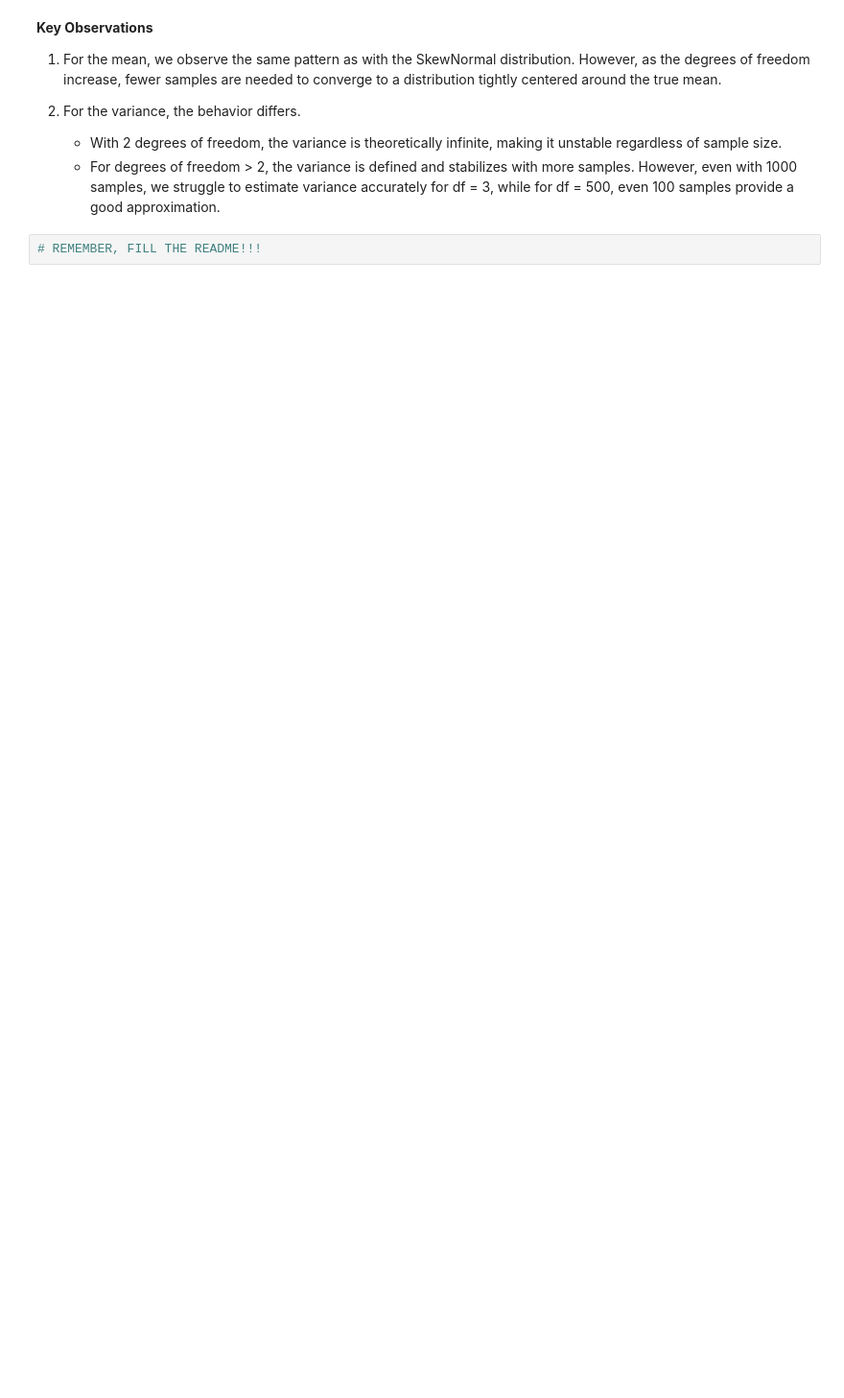
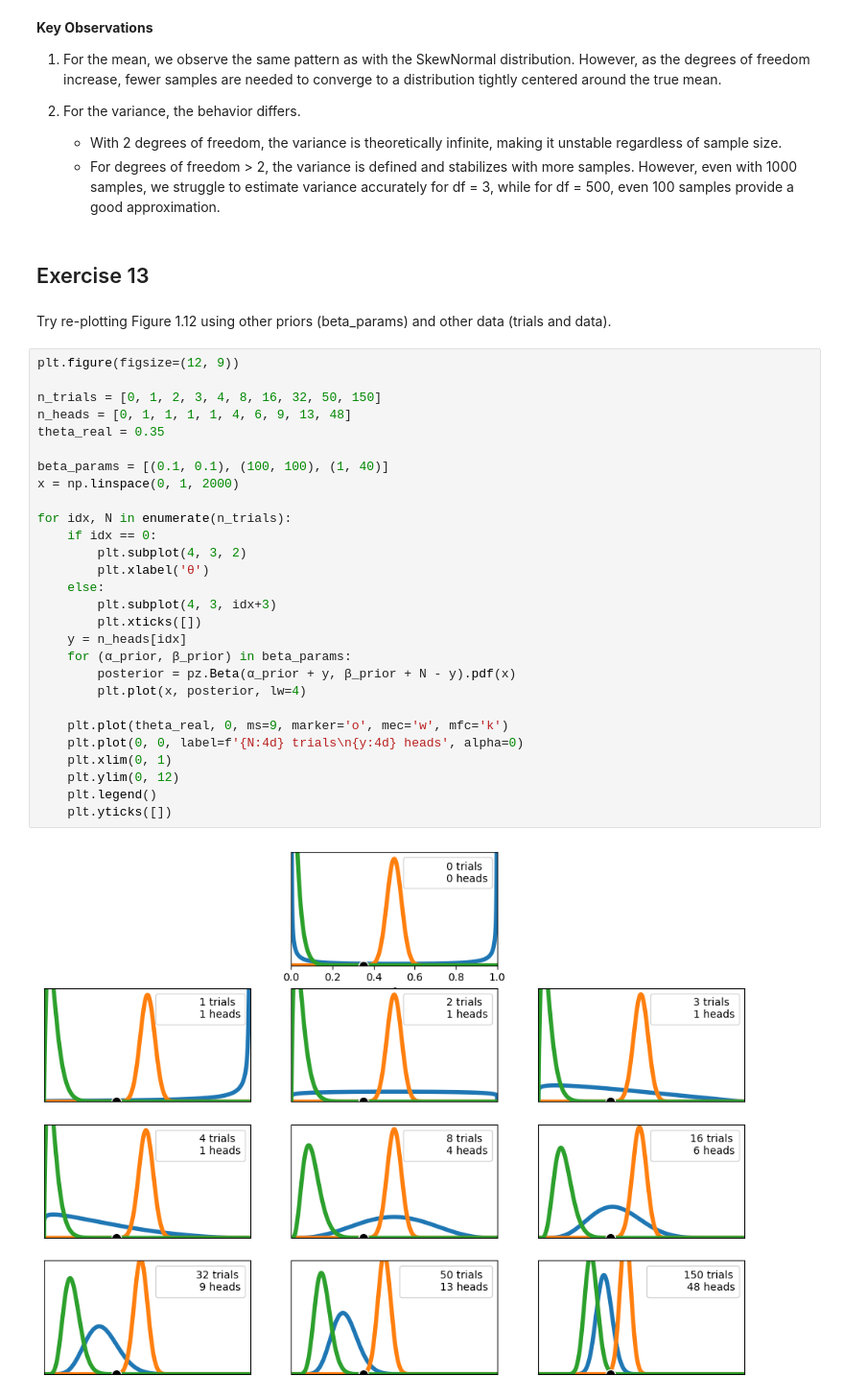
Before and after one commit to matteocasolari/bayesian-analysis-with-python-solutions, a Jupyter notebook: solutions/chapter_01.ipynb, the cells around one changed output. Shown at 96% size. Drawn from its saved outputs; the diff is of its cells as text; blank space fills up the shorter version.

Commit message:
✨ Add Exercise 13

```diff
--- a/solutions/chapter_01.ipynb
+++ b/solutions/chapter_01.ipynb
@@ -192,5 +189,38 @@ for student_t, dof, variance_xlim in zip(
 2. For the variance, the behavior differs.
    - With 2 degrees of freedom, the variance is theoretically infinite, making it unstable regardless of sample size.
    - For degrees of freedom > 2, the variance is defined and stabilizes with more samples. However, even with 1000 samples, we struggle to estimate variance accurately for df = 3, while for df = 500, even 100 samples provide a good approximation.
-# %%
-# REMEMBER, FILL THE README!!!
+# %% [markdown]
+## Exercise 13
+# %% [markdown]
+Try re-plotting Figure 1.12 using other priors (beta_params) and other data (trials
+and data).
+# %%
+plt.figure(figsize=(12, 9))
+
+n_trials = [0, 1, 2, 3, 4, 8, 16, 32, 50, 150]
+n_heads = [0, 1, 1, 1, 1, 4, 6, 9, 13, 48]
+theta_real = 0.35
+
+beta_params = [(0.1, 0.1), (100, 100), (1, 40)]
+x = np.linspace(0, 1, 2000)
+
+for idx, N in enumerate(n_trials):
+    if idx == 0:
+        plt.subplot(4, 3, 2)
+        plt.xlabel('θ')
+    else:
+        plt.subplot(4, 3, idx+3)
+        plt.xticks([])
+    y = n_heads[idx]
+    for (α_prior, β_prior) in beta_params:
+        posterior = pz.Beta(α_prior + y, β_prior + N - y).pdf(x)
+        plt.plot(x, posterior, lw=4)
+
+    plt.plot(theta_real, 0, ms=9, marker='o', mec='w', mfc='k')
+    plt.plot(0, 0, label=f'{N:4d} trials\n{y:4d} heads', alpha=0)
+    plt.xlim(0, 1)
+    plt.ylim(0, 12)
+    plt.legend()
+    plt.yticks([])
+# %% [output]
+[figure, added]
```
Also changed, not shown: parts of 6 cells of this notebook.
